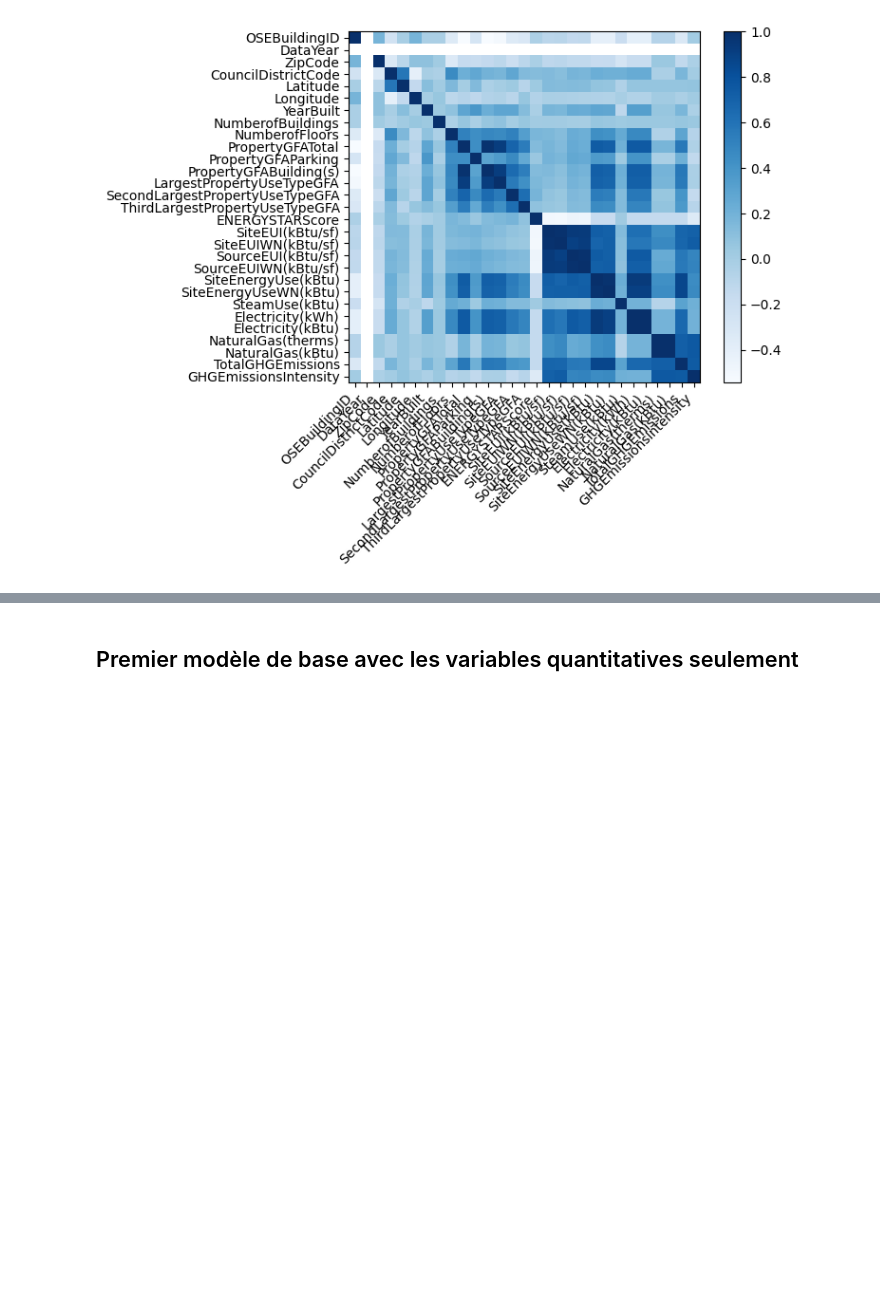
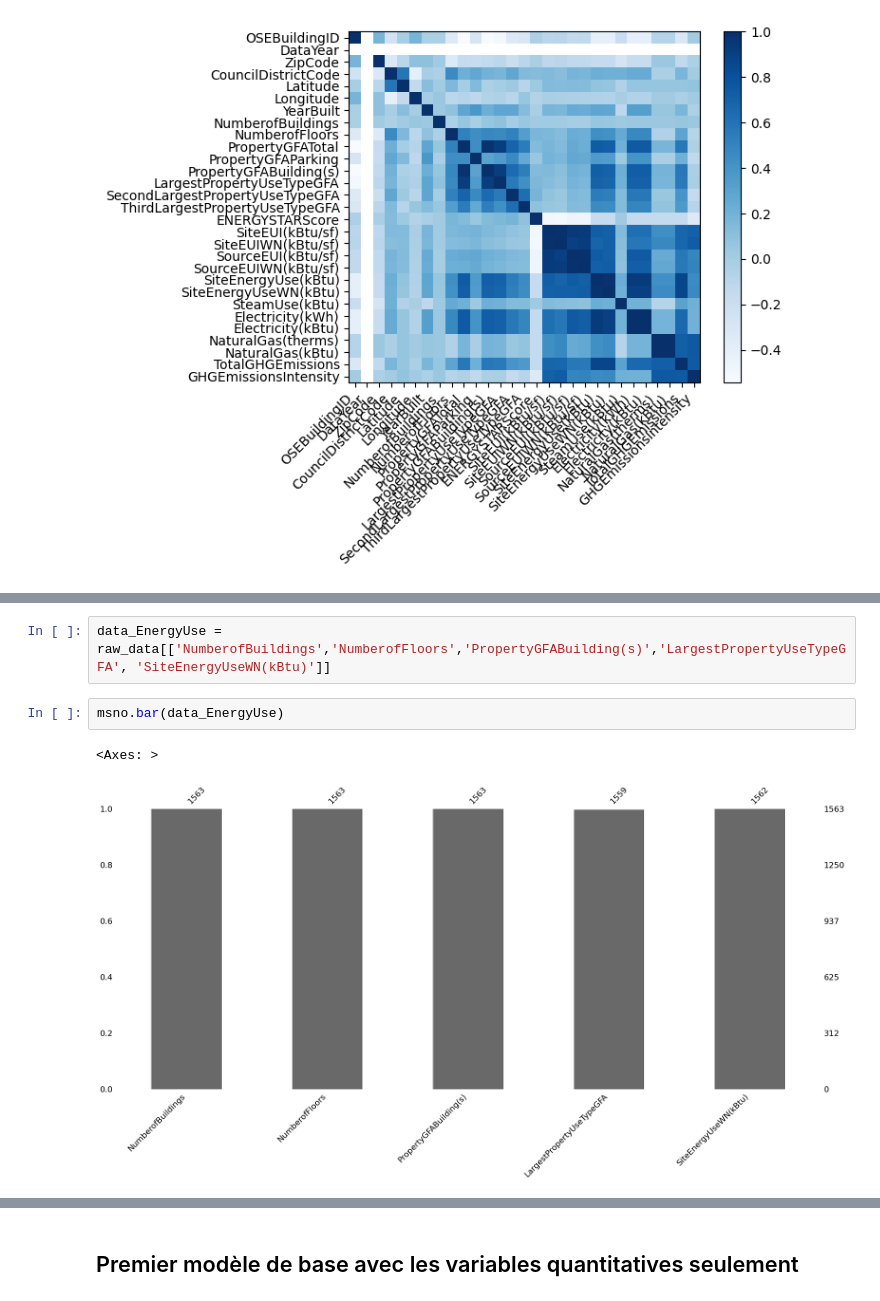
Before and after one commit to Manon-56/OC_P4, a Jupyter notebook: Projet4_notebook.ipynb, the cells around one changed output, grey strips where cells are left out. Saved outputs shown, nothing was run; the diff lists cells and outputs as text; blank space fills up the shorter version.

```diff
--- a/Projet4_notebook.ipynb
+++ b/Projet4_notebook.ipynb
@@ -480,0 +477,7 @@ plt.show()
+# %%
+data_EnergyUse = raw_data[['NumberofBuildings','NumberofFloors','PropertyGFABuilding(s)','LargestPropertyUseTypeGFA', 'SiteEnergyUseWN(kBtu)']]
+# %%
+msno.bar(data_EnergyUse)
+# %% [output]
+<Axes: >
+[figure, added]
```
Also changed, not shown: parts of 26 cells of this notebook, 1 other file.
